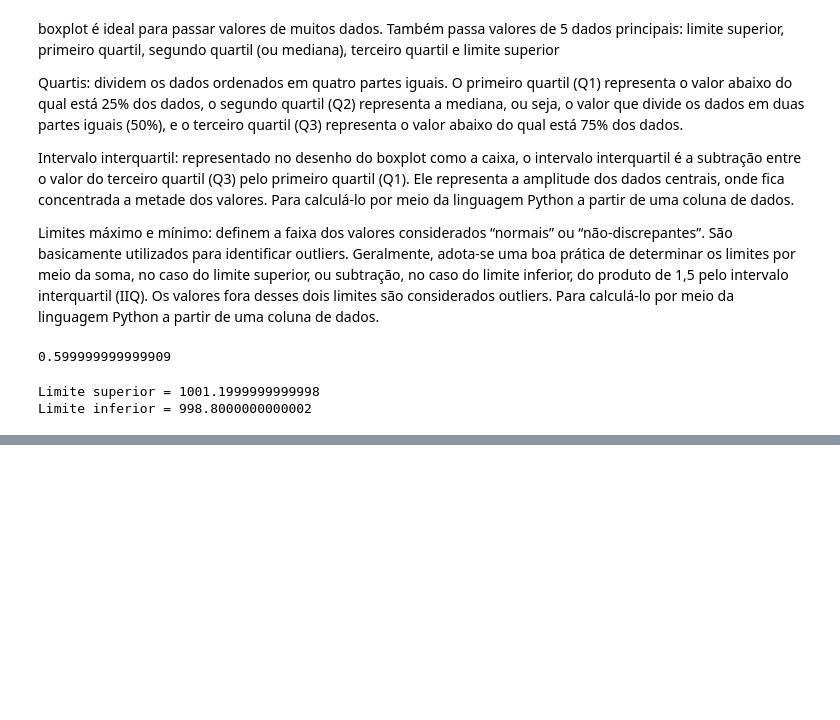
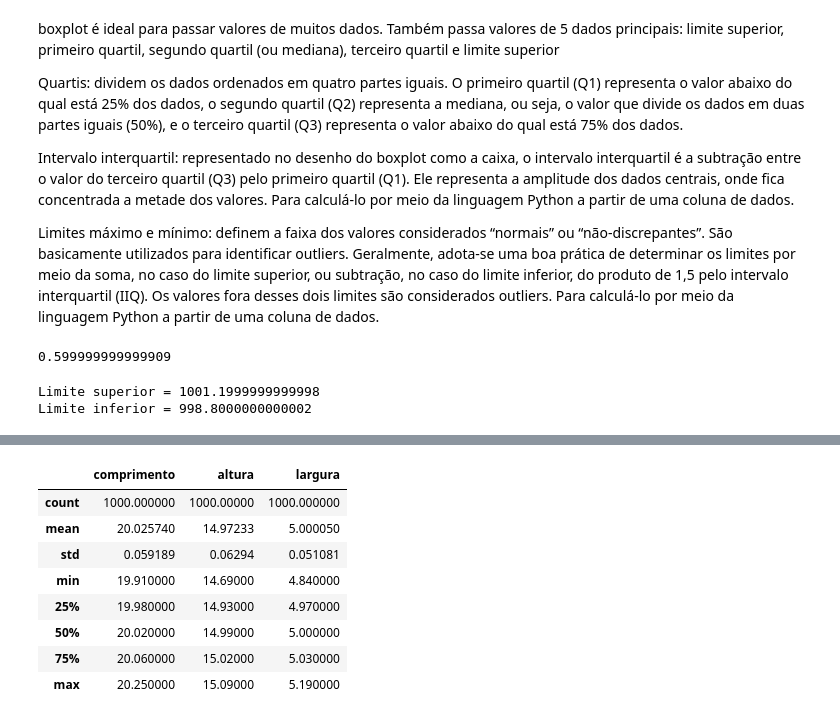
Before and after one commit to Cr0l3y/comparison_distribution_charts, a Jupyter notebook: Dados_Indust_de_limpeza.ipynb, the cells around one changed output, grey strips where cells are left out. Cells and saved outputs as stored; diff of their text form; code cells hidden in the pictures; blank space fills up the shorter version.

```diff
--- a/Dados_Indust_de_limpeza.ipynb
+++ b/Dados_Indust_de_limpeza.ipynb
@@ -204,0 +223,12 @@ Limite inferior = 998.8000000000002
+# %%
+df_medidas.describe()
+# %% [output]
+|  | comprimento | altura | largura |
+| count | 1000.000000 | 1000.00000 | 1000.000000 |
+| mean | 20.025740 | 14.97233 | 5.000050 |
+| std | 0.059189 | 0.06294 | 0.051081 |
+| min | 19.910000 | 14.69000 | 4.840000 |
+| 25% | 19.980000 | 14.93000 | 4.970000 |
+| 50% | 20.020000 | 14.99000 | 5.000000 |
+| 75% | 20.060000 | 15.02000 | 5.030000 |
+| max | 20.250000 | 15.09000 | 5.190000 |
```
Also changed, not shown: parts of 14 cells of this notebook.
